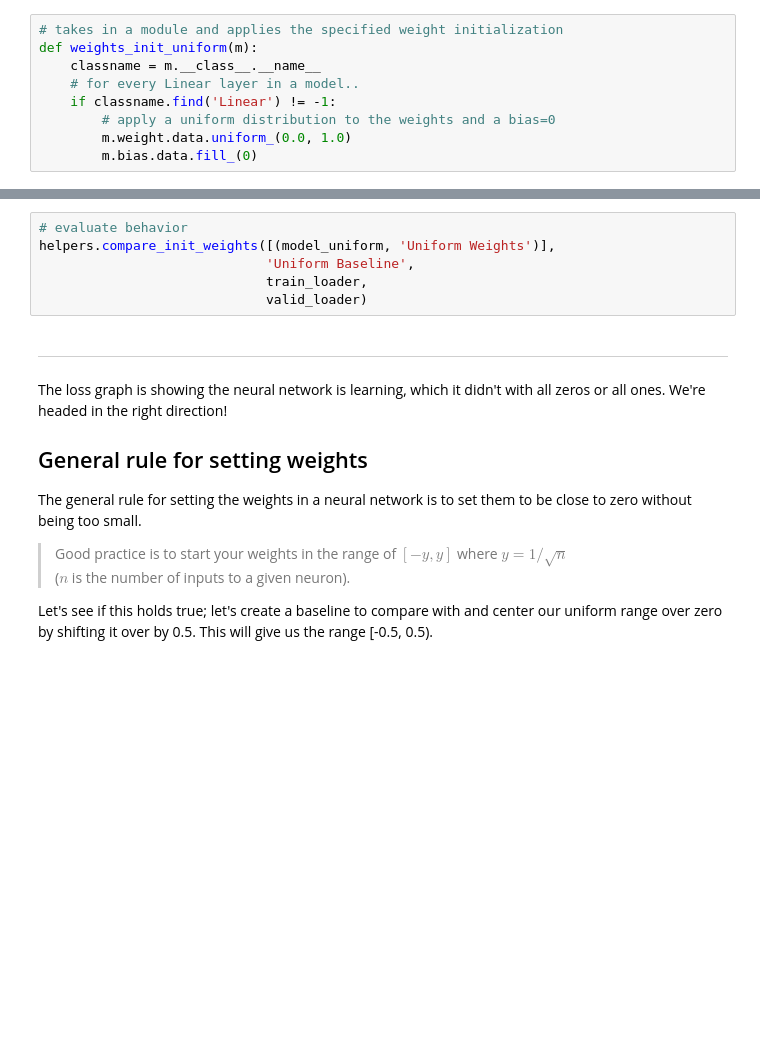
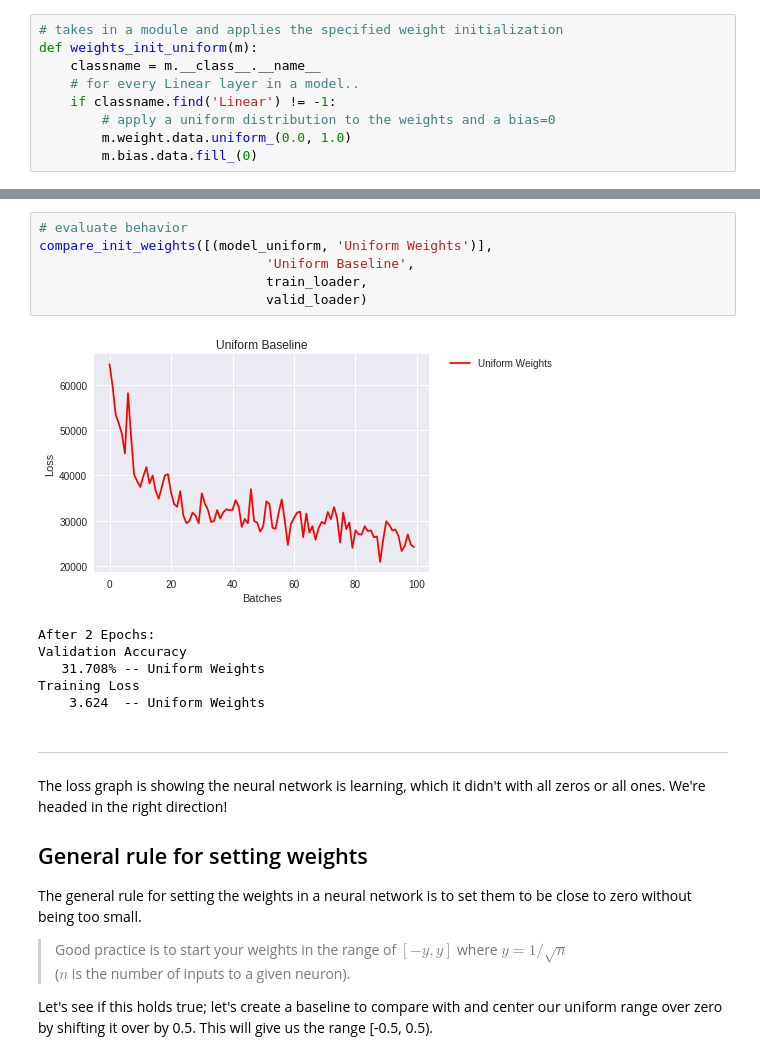
Before and after one commit to huangjiancong1/deep-learning-v2-pytorch, a Jupyter notebook: weight-initialization/weight_initialization_exercise.ipynb, the cells around one changed output, grey strips where cells are left out. Cells and saved outputs as stored; diff of their text form; blank space fills up the shorter version.

```diff
--- a/weight-initialization/weight_initialization_exercise.ipynb
+++ b/weight-initialization/weight_initialization_exercise.ipynb
@@ -259,9 +388,16 @@ model_uniform.apply(weights_init_uniform)
 # %%
 # evaluate behavior
-helpers.compare_init_weights([(model_uniform, 'Uniform Weights')],
+compare_init_weights([(model_uniform, 'Uniform Weights')],
                              'Uniform Baseline',
                              train_loader,
                              valid_loader)
+# %% [output]
+[figure, added]
+After 2 Epochs:
+Validation Accuracy
+   31.708% -- Uniform Weights
+Training Loss
+    3.624  -- Uniform Weights
 # %% [markdown]
 ---
 The loss graph is showing the neural network is learning, which it didn't with all zeros or all ones. We're headed in the right direction!
```
Also changed, not shown: parts of 6 cells of this notebook.
